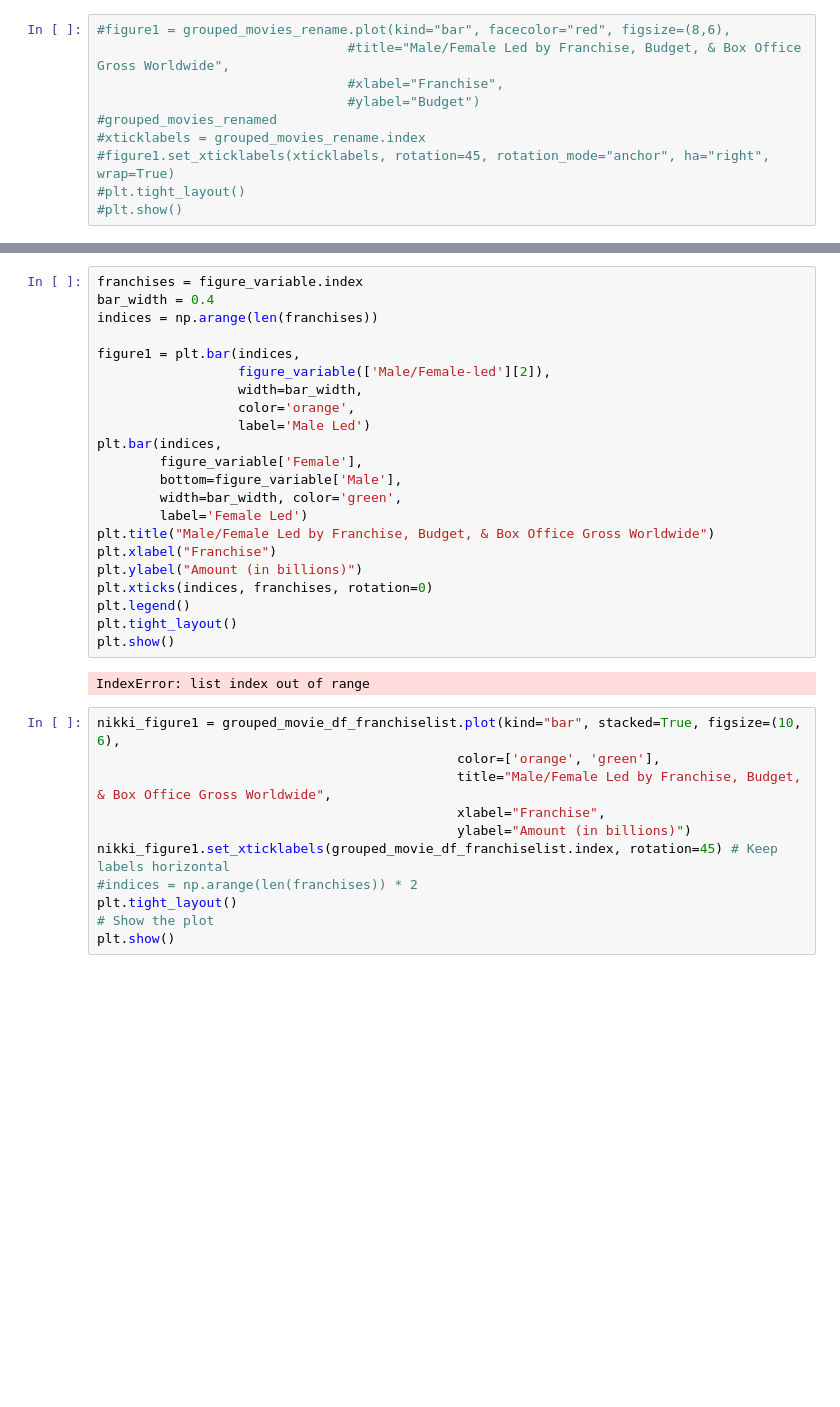
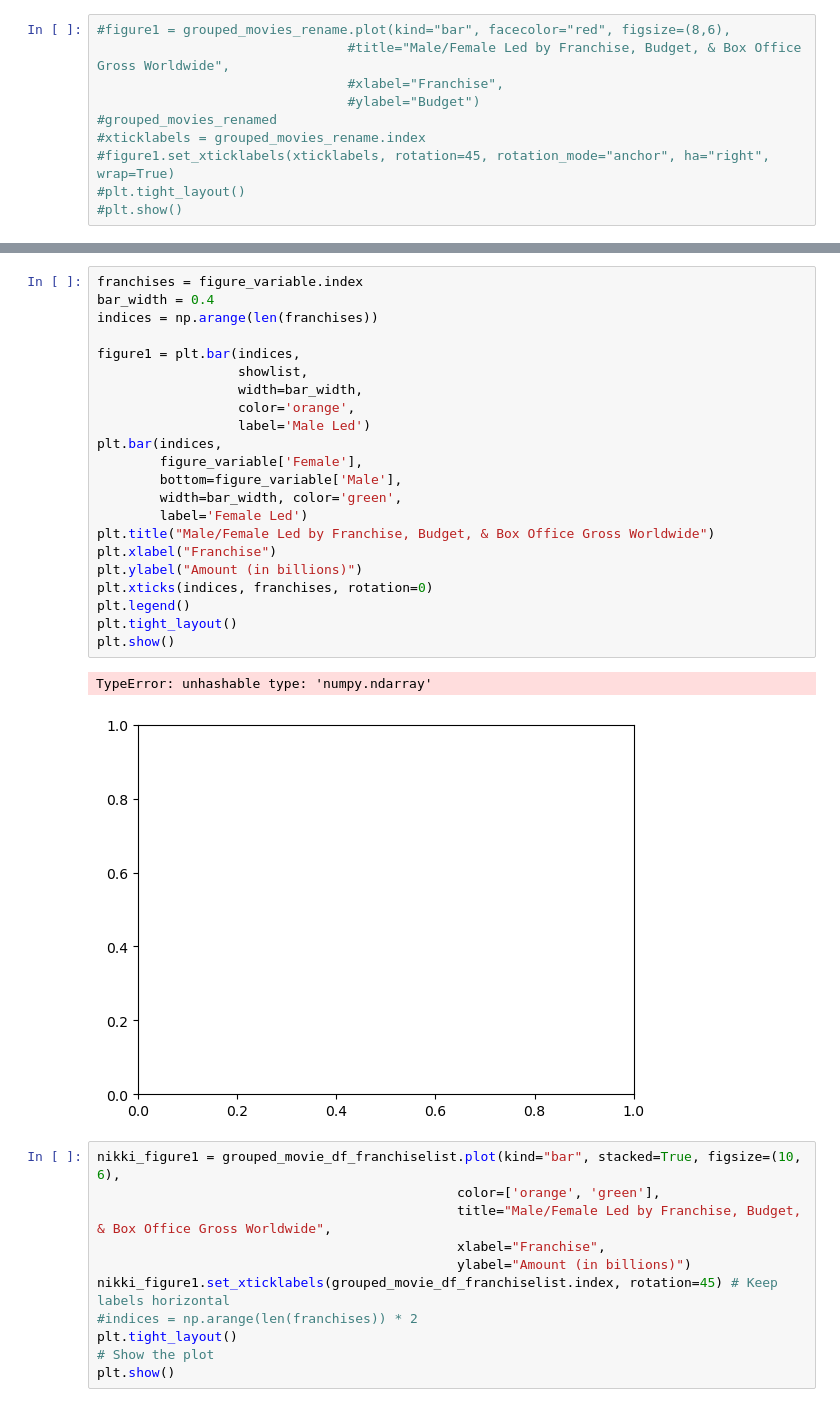
Before and after one commit to Nathan-Savage/project1, a Jupyter notebook: master_project.ipynb, the cells around one changed output, grey strips where cells are left out. Cells and saved outputs as stored; diff of their text form; blank space fills up the shorter version.

```diff
--- a/master_project.ipynb
+++ b/master_project.ipynb
@@ -266,27 +302,28 @@ plt.show()
 # %%
 franchises = figure_variable.index
 bar_width = 0.4
 indices = np.arange(len(franchises))
 
 figure1 = plt.bar(indices,
-                  figure_variable(['Male/Female-led'][2]),
+                  showlist,
                   width=bar_width,
                   color='orange',
                   label='Male Led')
 plt.bar(indices,
         figure_variable['Female'],
         bottom=figure_variable['Male'],
         width=bar_width, color='green',
         label='Female Led')
 plt.title("Male/Female Led by Franchise, Budget, & Box Office Gross Worldwide")
 plt.xlabel("Franchise")
 plt.ylabel("Amount (in billions)")
 plt.xticks(indices, franchises, rotation=0)
 plt.legend()
 plt.tight_layout()
 plt.show()
 # %% [output]
-IndexError: list index out of range
+TypeError: unhashable type: 'numpy.ndarray'
+[figure, added]
 # %%
 nikki_figure1 = grouped_movie_df_franchiselist.plot(kind="bar", stacked=True, figsize=(10, 6),
                                               color=['orange', 'green'],
```
Also changed, not shown: parts of 3 cells of this notebook.
